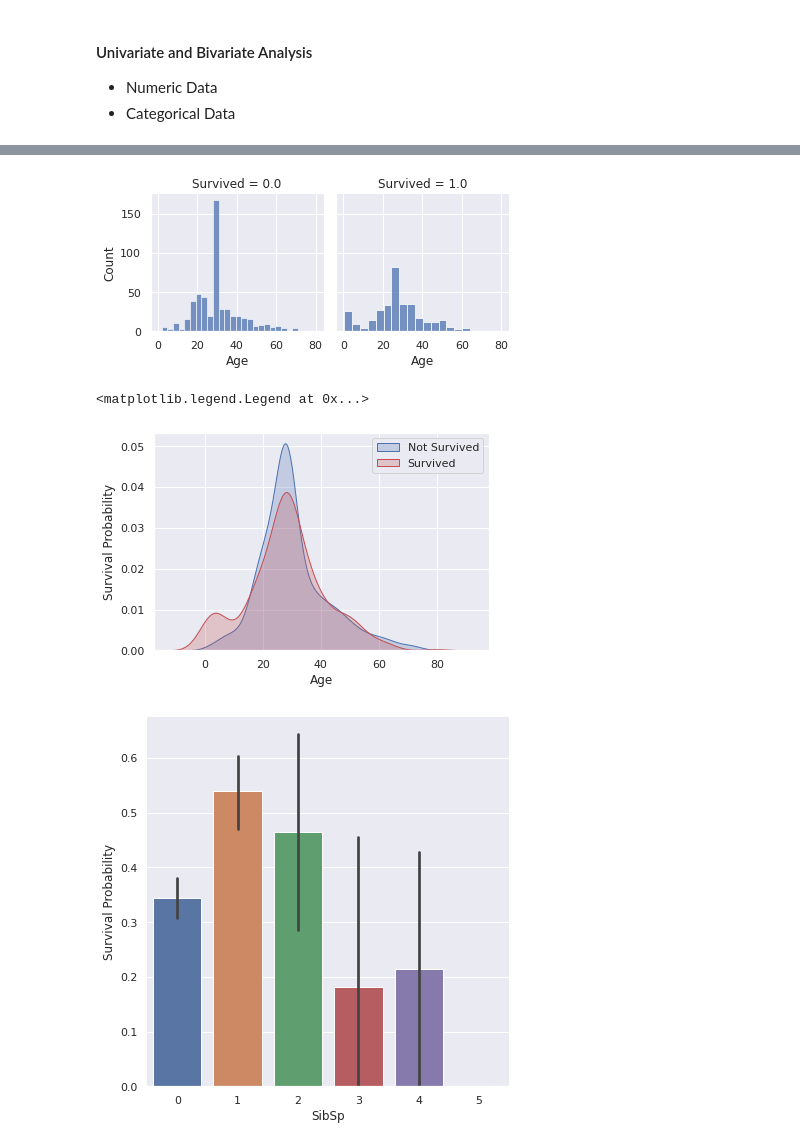
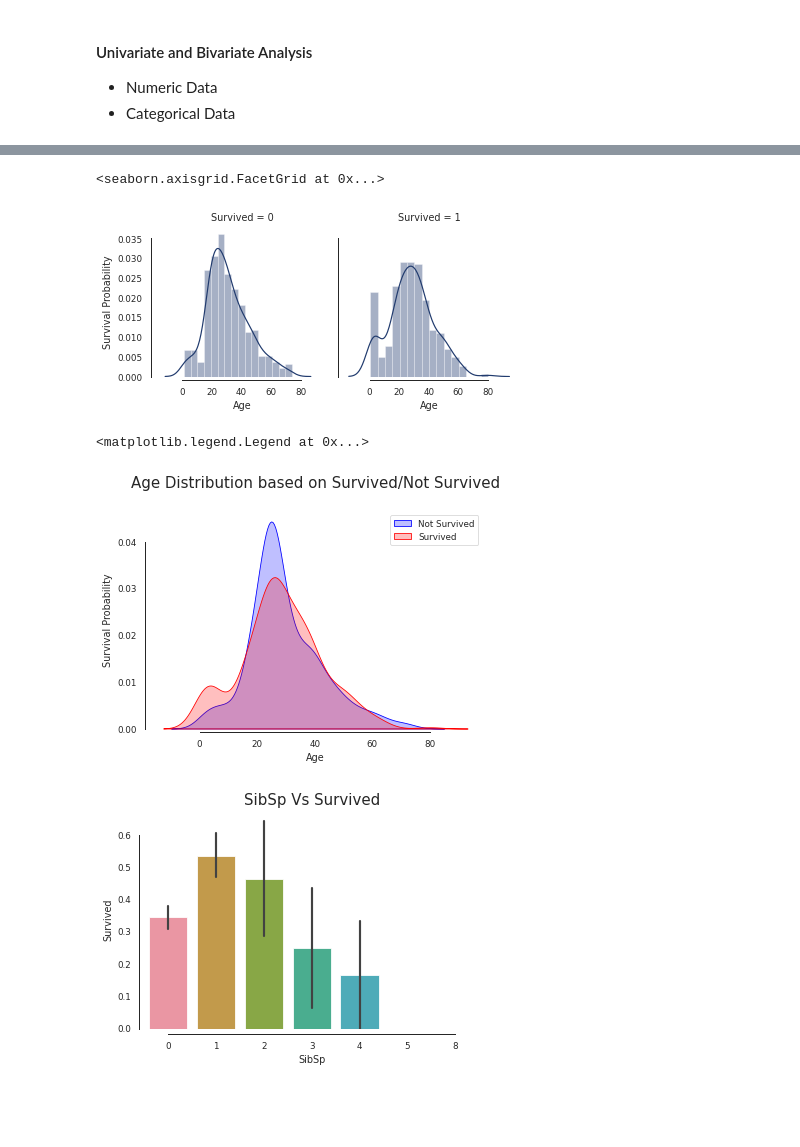
Before and after one commit to mebi-ali/Titanic_Survival_Predication, a Jupyter notebook: Titanic-Survival-Predication.ipynb, the cells around one changed output, grey strips where cells are left out. Saved outputs shown, nothing was run; the diff lists cells and outputs as text; code cells hidden in the pictures; blank space fills up the shorter version.

```diff
--- a/Titanic-Survival-Predication.ipynb
+++ b/Titanic-Survival-Predication.ipynb
@@ -43,8 +43,8 @@ import warnings # warning filter
 # Import Coounter
 from collections import Counter
 
-
-sns.set(style="darkgrid")
+## Setting Seaborn
+sns.set(style='white', context='paper', palette='cividis')
 # %%
 
 # Input data files are available in the read-only "../input/" directory
@@ -434,25 +448,31 @@ ax = sns.heatmap(data=num_df[num_df.columns[1:]].corr(), cmap='YlOrBr', fmt='.2f
 # %%
-# Explore Survived based on Age
-ax = sns.FacetGrid(num_df, col='Survived')
-ax = ax.map(sns.histplot, 'Age')
+#  Age Vs Survived
+ax = sns.FacetGrid(train, col='Survived', margin_titles=True)
+ax = ax.map(sns.distplot, 'Age')
+ax.set_ylabels('Survival Probability')
+# ax.set_titles(['Age Survived', 'Age Not Survived'])
+ax.despine(offset=3, trim=True)
 # %% [output]
+<seaborn.axisgrid.FacetGrid at 0x...>
-[figure, old version]
+[figure, new version]
 # %%
 # Explore Age Distro
 ax = sns.kdeplot(num_df[num_df["Survived"] == 0]['Age'], color='b', shade=True)
 ax = sns.kdeplot(num_df[num_df["Survived"] == 1]['Age'], color='r', shade=True)
 ax.set_xlabel("Age")
 ax.set_ylabel("Survival Probability")
+ax.set_title('Age Distribution based on Survived/Not Survived\n', fontsize=15)
+sns.despine(offset=3, trim=True)
 ax.legend(['Not Survived', 'Survived'])
 # %% [output]
 <matplotlib.legend.Legend at 0x...>
-[figure, old version]
+[figure, new version]
 # %%
 # Explore Survived based on SibSp
-ax = sns.catplot(x='SibSp', y='Survived', data=num_df, kind='bar', height=6)
-ax.despine(left=True)
-ax = ax.set_ylabels('Survival Probability')
+ax = sns.barplot(x='SibSp', y='Survived', data=train)
+ax.set_title('SibSp Vs Survived', fontsize=15)
+sns.despine(offset=5, trim=True)
 # %% [output]
-[figure, old version]
+[figure, new version]
 # %%
 # Explore Survived based on parch
```
Also changed, not shown: parts of 51 cells of this notebook.
